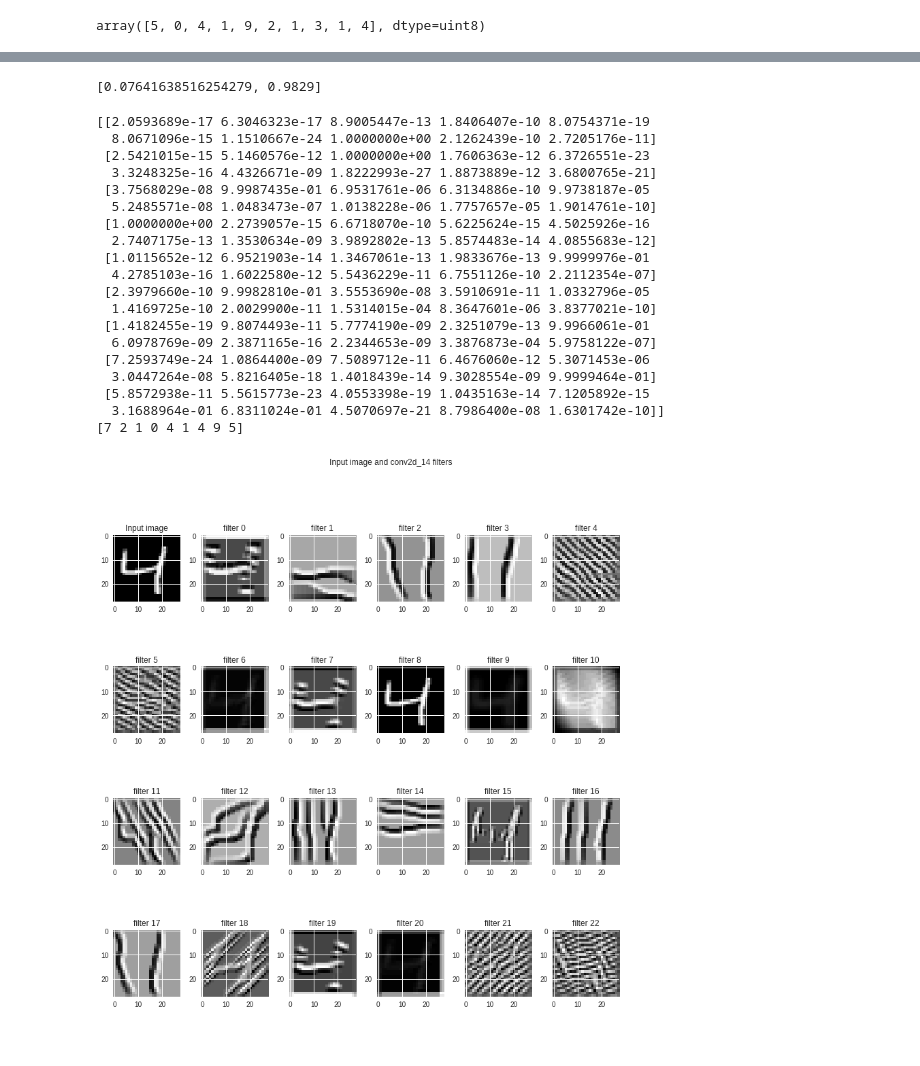
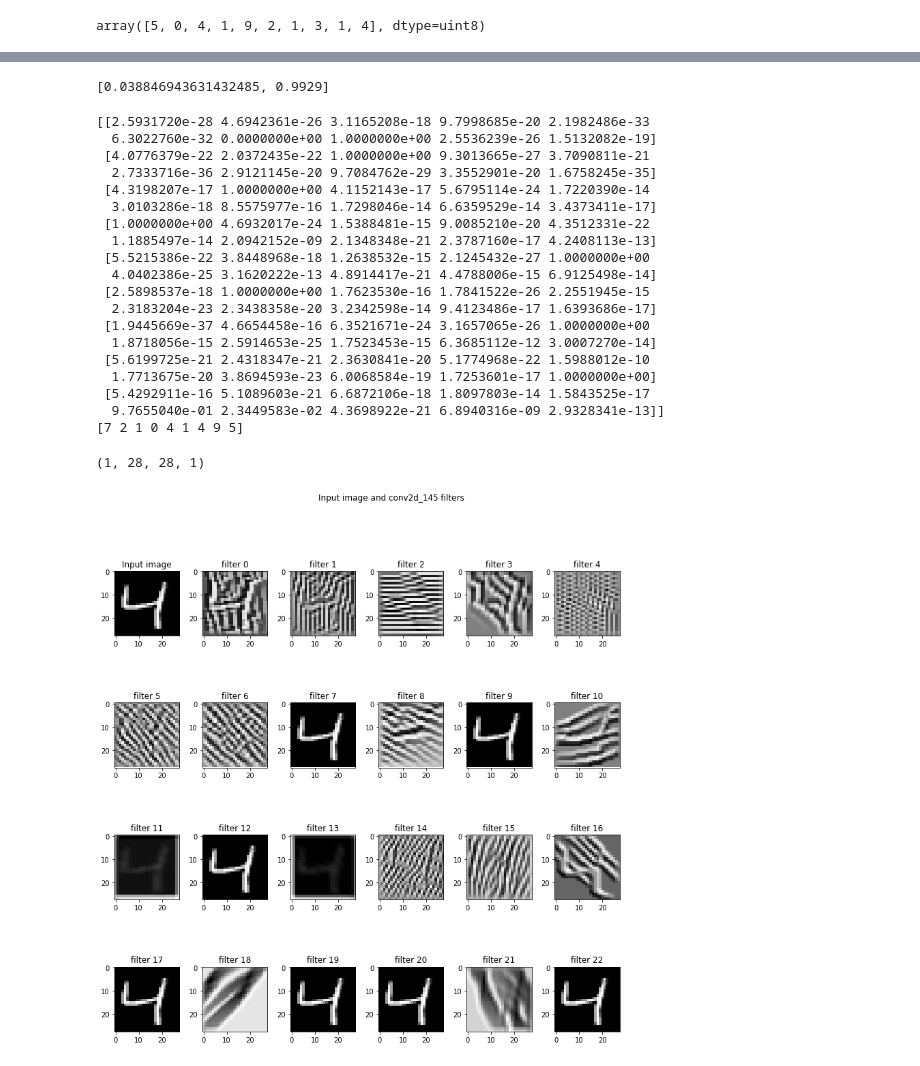
Before and after one commit to adityasingh1993/EIP4, a Jupyter notebook: week1/1st_DNN.ipynb, the cells around one changed output, grey strips where cells are left out. Saved outputs shown, nothing was run; the diff lists cells and outputs as text; code cells hidden in the pictures.

```diff
--- a/week1/1st_DNN.ipynb
+++ b/week1/1st_DNN.ipynb
@@ -68,8 +70,16 @@ model = Sequential()
 
 
 model.add(Convolution2D(32, 3, 3, activation='relu', input_shape=(28,28,1)))
+model.add(Convolution2D(32, 3, activation='relu'))
+model.add(Convolution2D(32,3 , activation='relu'))
+#model1.add(Convolution2D(32,3 , activation='relu'))
+model.add(MaxPooling2D(pool_size=(2, 2), strides=None, padding='valid', data_format=None))
+
+model.add(Convolution2D(32,3 , activation='relu'))
+model.add(Convolution2D(32,3 , activation='relu'))
 model.add(Convolution2D(10, 1, activation='relu'))
-model.add(Convolution2D(10, 26))
+#model1.add(MaxPooling2D(pool_size=(2, 2), strides=None, padding='valid', data_format=None))
+model.add(Convolution2D(10, 7))
 model.add(Flatten())
 model.add(Activation('softmax'))
 # %%
@@ -97,5 +107,5 @@ model.compile(loss='categorical_crossentropy',
              optimizer='adam',
              metrics=['accuracy'])
 # %%
-model.fit(X_train, Y_train, batch_size=32, nb_epoch=10, verbose=1)
+model.fit(X_train, Y_train, batch_size=32, nb_epoch=25, verbose=1)
 # %% [output]
@@ -120,31 +132,31 @@ score = model.evaluate(X_test, Y_test, verbose=0)
 # %%
 print(score)
 # %% [output]
-[0.07641638516254279, 0.9829]
+[0.038846943631432485, 0.9929]
 # %%
 y_pred = model.predict(X_test)
 # %%
 print(y_pred[:9])
 print(y_test[:9])
 # %% [output]
-[[2.0593689e-17 6.3046323e-17 8.9005447e-13 1.8406407e-10 8.0754371e-19
-  8.0671096e-15 1.1510667e-24 1.0000000e+00 2.1262439e-10 2.7205176e-11]
- [2.5421015e-15 5.1460576e-12 1.0000000e+00 1.7606363e-12 6.3726551e-23
-  3.3248325e-16 4.4326671e-09 1.8222993e-27 1.8873889e-12 3.6800765e-21]
- [3.7568029e-08 9.9987435e-01 6.9531761e-06 6.3134886e-10 9.9738187e-05
-  5.2485571e-08 1.0483473e-07 1.0138228e-06 1.7757657e-05 1.9014761e-10]
- [1.0000000e+00 2.2739057e-15 6.6718070e-10 5.6225624e-15 4.5025926e-16
-  2.7407175e-13 1.3530634e-09 3.9892802e-13 5.8574483e-14 4.0855683e-12]
- [1.0115652e-12 6.9521903e-14 1.3467061e-13 1.9833676e-13 9.9999976e-01
-  4.2785103e-16 1.6022580e-12 5.5436229e-11 6.7551126e-10 2.2112354e-07]
- [2.3979660e-10 9.9982810e-01 3.5553690e-08 3.5910691e-11 1.0332796e-05
-  1.4169725e-10 2.0029900e-11 1.5314015e-04 8.3647601e-06 3.8377021e-10]
- [1.4182455e-19 9.8074493e-11 5.7774190e-09 2.3251079e-13 9.9966061e-01
-  6.0978769e-09 2.3871165e-16 2.2344653e-09 3.3876873e-04 5.9758122e-07]
- [7.2593749e-24 1.0864400e-09 7.5089712e-11 6.4676060e-12 5.3071453e-06
-  3.0447264e-08 5.8216405e-18 1.4018439e-14 9.3028554e-09 9.9999464e-01]
- [5.8572938e-11 5.5615773e-23 4.0553398e-19 1.0435163e-14 7.1205892e-15
-  3.1688964e-01 6.8311024e-01 4.5070697e-21 8.7986400e-08 1.6301742e-10]]
+[[2.5931720e-28 4.6942361e-26 3.1165208e-18 9.7998685e-20 2.1982486e-33
+  6.3022760e-32 0.0000000e+00 1.0000000e+00 2.5536239e-26 1.5132082e-19]
+ [4.0776379e-22 2.0372435e-22 1.0000000e+00 9.3013665e-27 3.7090811e-21
+  2.7333716e-36 2.9121145e-20 9.7084762e-29 3.3552901e-20 1.6758245e-35]
+ [4.3198207e-17 1.0000000e+00 4.1152143e-17 5.6795114e-24 1.7220390e-14
+  3.0103286e-18 8.5575977e-16 1.7298046e-14 6.6359529e-14 3.4373411e-17]
+ [1.0000000e+00 4.6932017e-24 1.5388481e-15 9.0085210e-20 4.3512331e-22
+  1.1885497e-14 2.0942152e-09 2.1348348e-21 2.3787160e-17 4.2408113e-13]
+ [5.5215386e-22 3.8448968e-18 1.2638532e-15 2.1245432e-27 1.0000000e+00
+  4.0402386e-25 3.1620222e-13 4.8914417e-21 4.4788006e-15 6.9125498e-14]
+ [2.5898537e-18 1.0000000e+00 1.7623530e-16 1.7841522e-26 2.2551945e-15
+  2.3183204e-23 2.3438358e-20 3.2342598e-14 9.4123486e-17 1.6393686e-17]
+ [1.9445669e-37 4.6654458e-16 6.3521671e-24 3.1657065e-26 1.0000000e+00
+  1.8718056e-15 2.5914653e-25 1.7523453e-15 6.3685112e-12 3.0007270e-14]
+ [5.6199725e-21 2.4318347e-21 2.3630841e-20 5.1774968e-22 1.5988012e-10
+  1.7713675e-20 3.8694593e-23 6.0068584e-19 1.7253601e-17 1.0000000e+00]
+ [5.4292911e-16 5.1089603e-21 6.6872106e-18 1.8097803e-14 1.5843525e-17
+  9.7655040e-01 2.3449583e-02 4.3698922e-21 6.8940316e-09 2.9328341e-13]]
 [7 2 1 0 4 1 4 9 5]
 # %%
 layer_dict = dict([(layer.name, layer) for layer in model.layers])
@@ -171,7 +183,7 @@ def deprocess_image(x):
     return x
 
 def vis_img_in_filter(img = np.array(X_train[2]).reshape((1, 28, 28, 1)).astype(np.float64),
-                      layer_name = 'conv2d_14'):
+                      layer_name = 'conv2d_145'):
     layer_output = layer_dict[layer_name].output
     img_ascs = list()
     for filter_index in range(layer_output.shape[3]):
@@ -194,31 +206,33 @@ def vis_img_in_filter(img = np.array(X_train[2]).reshape((1, 28, 28, 1)).astype(
         img_asc = np.array(img)
         # run gradient ascent for 20 steps
         for i in range(20):
             loss_value, grads_value = iterate([img_asc])
             img_asc += grads_value * step
 
         img_asc = img_asc[0]
         img_ascs.append(deprocess_image(img_asc).reshape((28, 28)))
 
     if layer_output.shape[3] >= 35:
         plot_x, plot_y = 6, 6
     elif layer_output.shape[3] >= 23:
         plot_x, plot_y = 4, 6
     elif layer_output.shape[3] >= 11:
         plot_x, plot_y = 2, 6
     else:
         plot_x, plot_y = 1, 2
     fig, ax = plt.subplots(plot_x, plot_y, figsize = (12, 12))
+    print(img.shape)
     ax[0, 0].imshow(img.reshape((28, 28)), cmap = 'gray')
     ax[0, 0].set_title('Input image')
     fig.suptitle('Input image and %s filters' % (layer_name,))
     fig.tight_layout(pad = 0.3, rect = [0, 0, 0.9, 0.9])
     for (x, y) in [(i, j) for i in range(plot_x) for j in range(plot_y)]:
         if x == 0 and y == 0:
             continue
         ax[x, y].imshow(img_ascs[x * plot_y + y - 1], cmap = 'gray')
         ax[x, y].set_title('filter %d' % (x * plot_y + y - 1))
 
 vis_img_in_filter()
 # %% [output]
+(1, 28, 28, 1)
-[figure, old version]
+[figure, new version]
```
Also changed, not shown: parts of 8 cells of this notebook, 1 other file.
